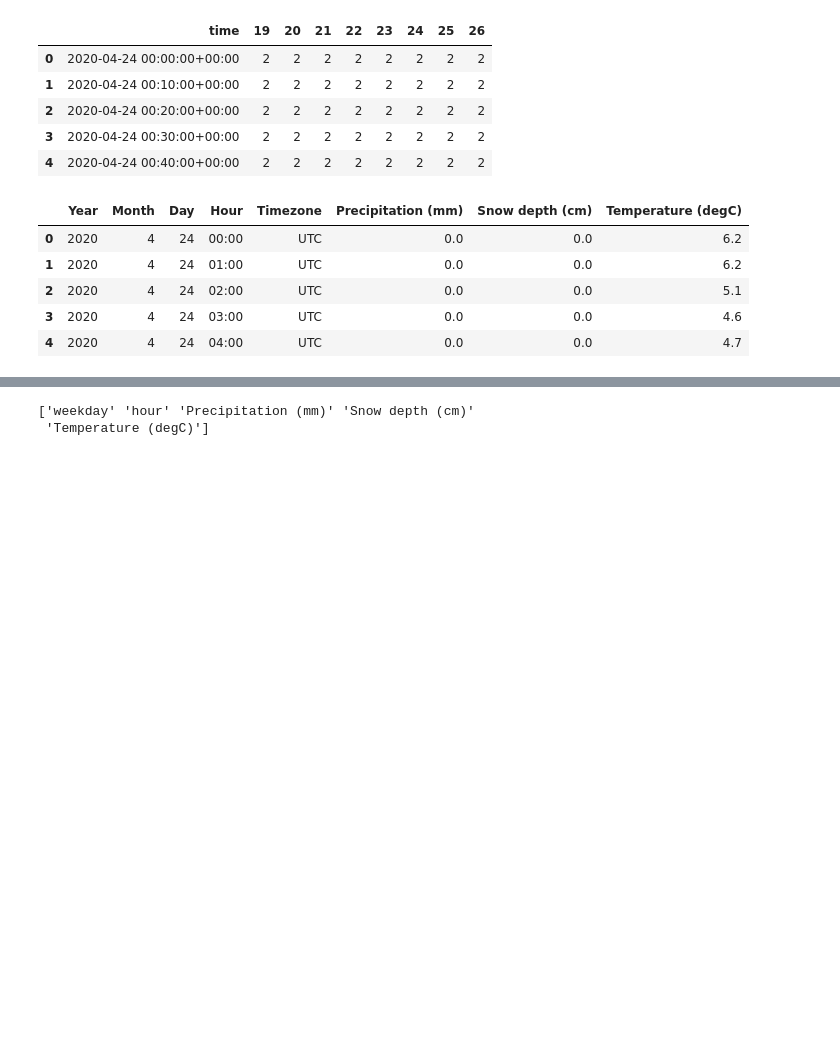
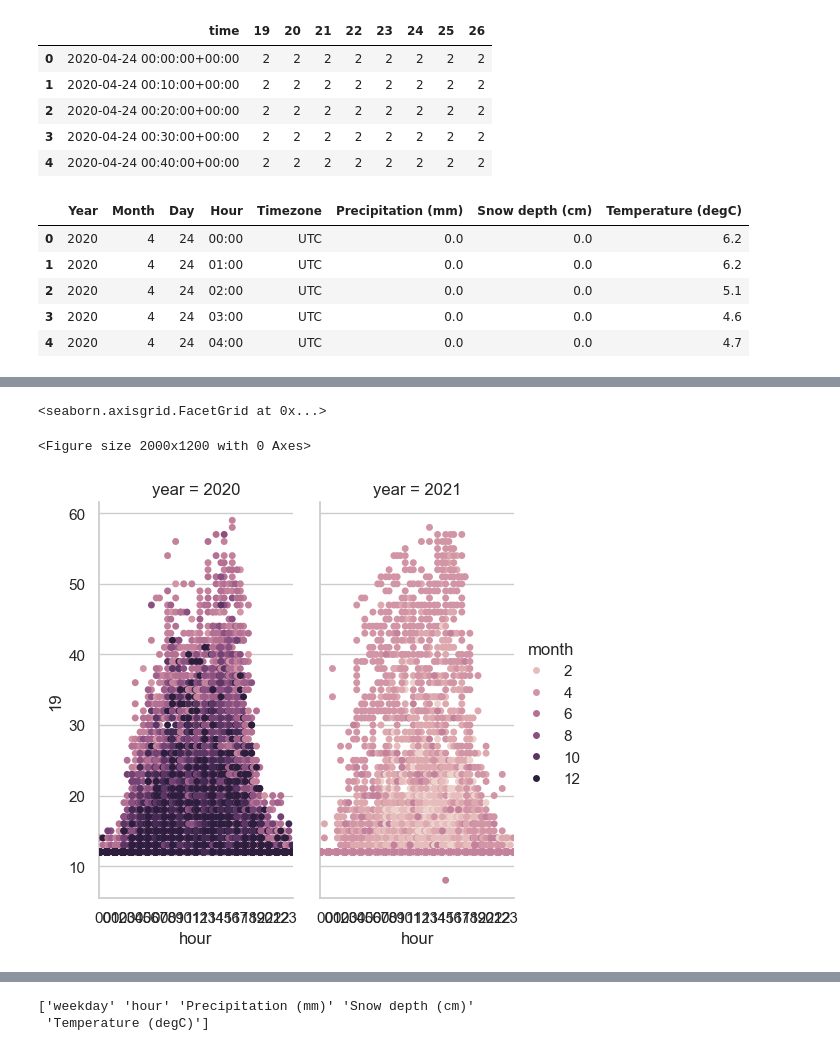
Before and after one commit to sargupta/gym-devices-data-analysis, a Jupyter notebook: dehomework/main01.ipynb, the cells around one changed output, grey strips where cells are left out. Saved outputs shown, nothing was run; the diff lists cells and outputs as text; code cells hidden in the pictures; blank space fills up the shorter version.

```diff
--- a/dehomework/main01.ipynb
+++ b/dehomework/main01.ipynb
@@ -91,0 +146,12 @@ memory usage: 3.8 MB
+# %%
+plt.figure(figsize=(20, 12))
+
+sns.catplot(
+    data=df_dummy, kind="swarm",
+    x="hour", y="19", hue="month", col="year",
+    aspect=.5
+)
+# %% [output]
+<seaborn.axisgrid.FacetGrid at 0x...>
+<Figure size 2000x1200 with 0 Axes>
+[figure, added]
```
Also changed, not shown: parts of 58 cells of this notebook.
